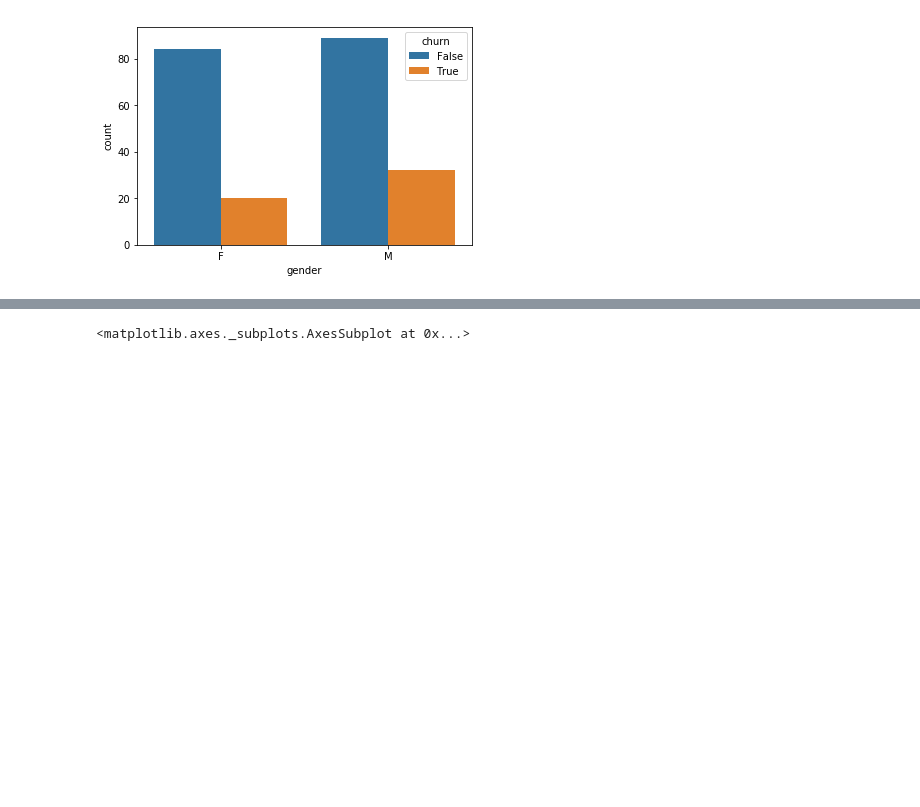
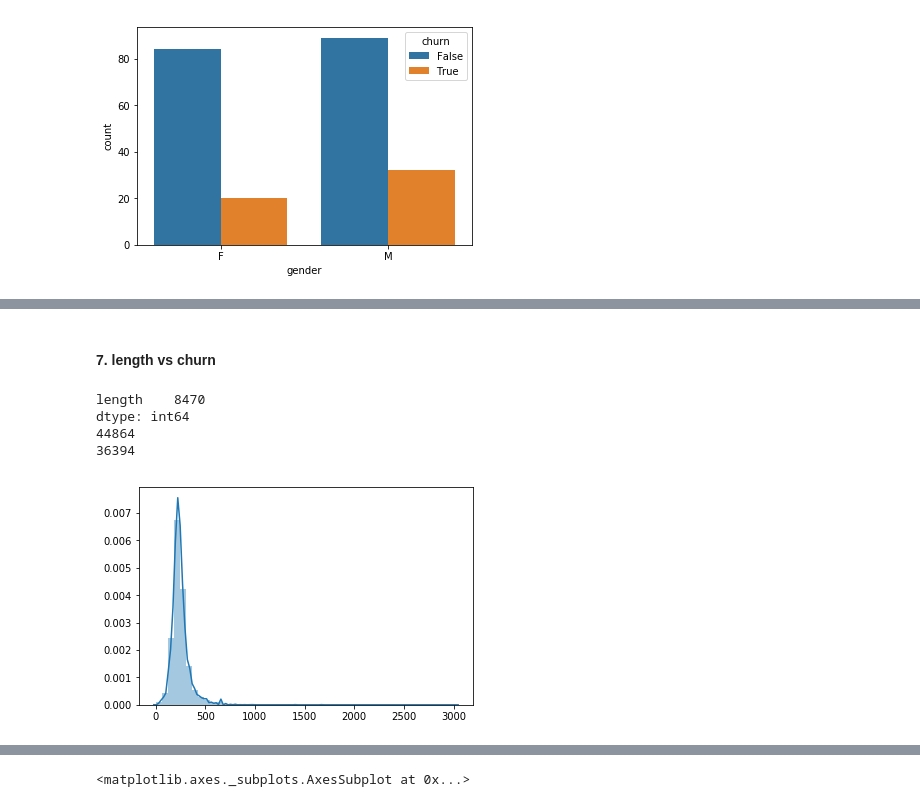
Before and after one commit to ShuangyuandData/SparkprojectSparkify, a Jupyter notebook: Sparkify.ipynb, the cells around one changed output, grey strips where cells are left out. Saved outputs shown, nothing was run; the diff lists cells and outputs as text; code cells hidden in the pictures; blank space fills up the shorter version.

```diff
--- a/Sparkify.ipynb
+++ b/Sparkify.ipynb
@@ -310,0 +444,16 @@ ax=sns.barplot(x='gender', y='count', hue='churn', data=df_genderchurn)
+# %% [markdown]
+#### 7. length vs churn
+# %%
+# churn
+df_len1=userlog_valid.filter(userlog_valid.churn==1).select('length').toPandas()
+print(df_len1.isnull().sum())
+print(len(df_len1))
+df_len1nonull=df_len1.dropna()
+print(len(df_len1nonull))
+ax=sns.distplot(df_len1nonull)
+# %% [output]
+length    8470
+dtype: int64
+44864
+36394
+[figure, added]
```
Also changed, not shown: parts of 67 cells of this notebook.
